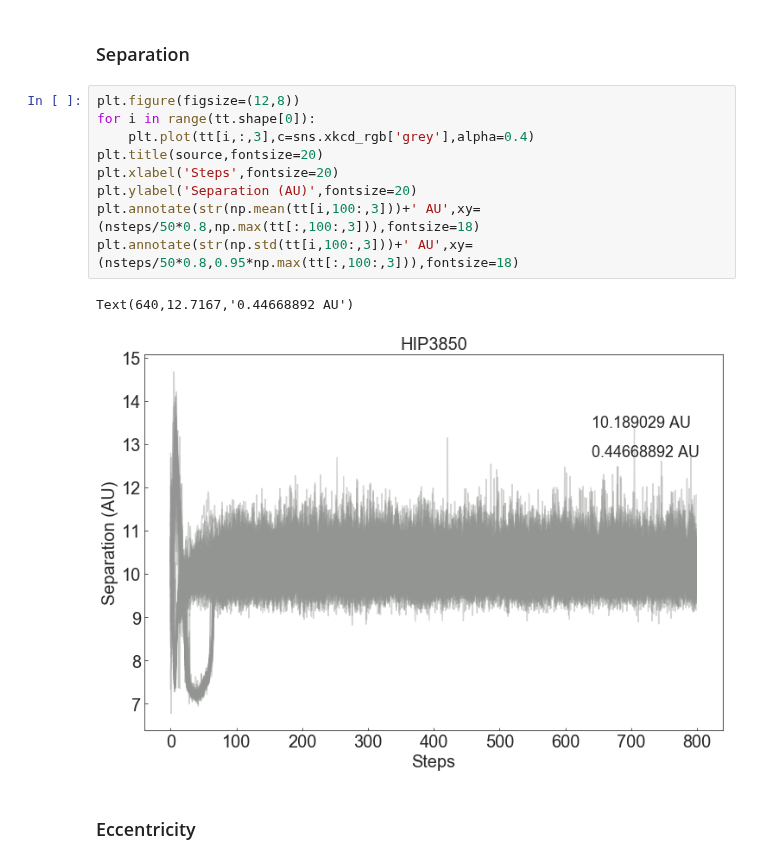
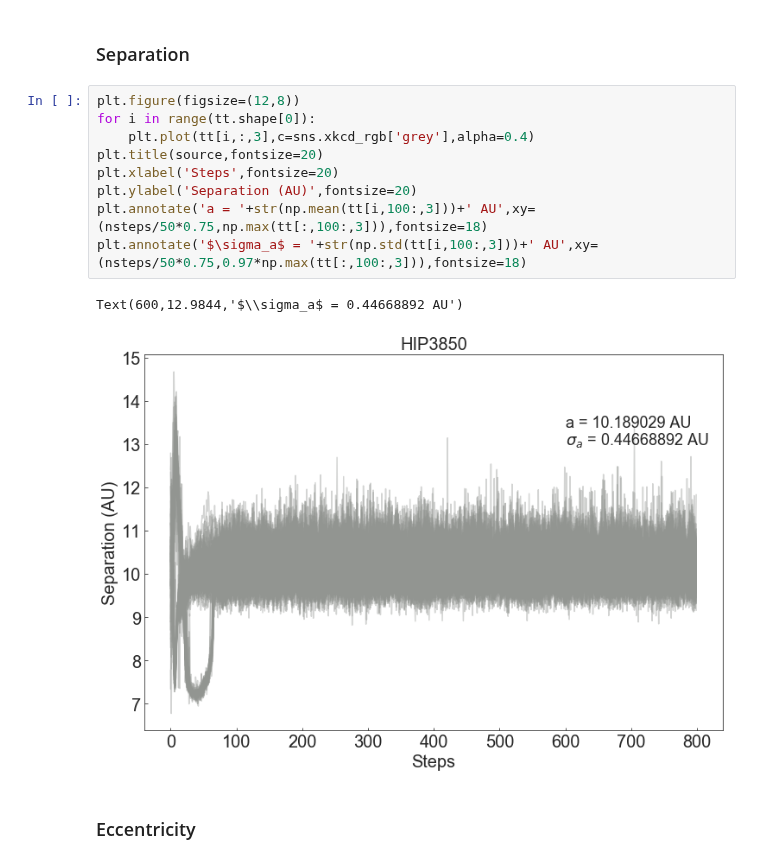
Before and after one commit to t-brandt/orvara, a Jupyter notebook: Diagnostic_plots.ipynb, the cells around one changed output. Drawn from its saved outputs; the diff is of its cells as text.

```diff
--- a/Diagnostic_plots.ipynb
+++ b/Diagnostic_plots.ipynb
@@ -49,15 +49,15 @@ plt.ylim(0,100)
 # %%
 plt.figure(figsize=(12,8))
 for i in range(tt.shape[0]):
     plt.plot(tt[i,:,3],c=sns.xkcd_rgb['grey'],alpha=0.4)
 plt.title(source,fontsize=20)
 plt.xlabel('Steps',fontsize=20)
 plt.ylabel('Separation (AU)',fontsize=20)
-plt.annotate(str(np.mean(tt[i,100:,3]))+' AU',xy=(nsteps/50*0.8,np.max(tt[:,100:,3])),fontsize=18)
-plt.annotate(str(np.std(tt[i,100:,3]))+' AU',xy=(nsteps/50*0.8,0.95*np.max(tt[:,100:,3])),fontsize=18)
+plt.annotate('a = '+str(np.mean(tt[i,100:,3]))+' AU',xy=(nsteps/50*0.75,np.max(tt[:,100:,3])),fontsize=18)
+plt.annotate('$\sigma_a$ = '+str(np.std(tt[i,100:,3]))+' AU',xy=(nsteps/50*0.75,0.97*np.max(tt[:,100:,3])),fontsize=18)
 # %% [output]
-Text(640,12.7167,'0.44668892 AU')
+Text(600,12.9844,'$\\sigma_a$ = 0.44668892 AU')
-[figure, old version]
+[figure, new version]
 # %% [markdown]
 ### Eccentricity
 # %%
```
Also changed, not shown: parts of 5 cells of this notebook.
